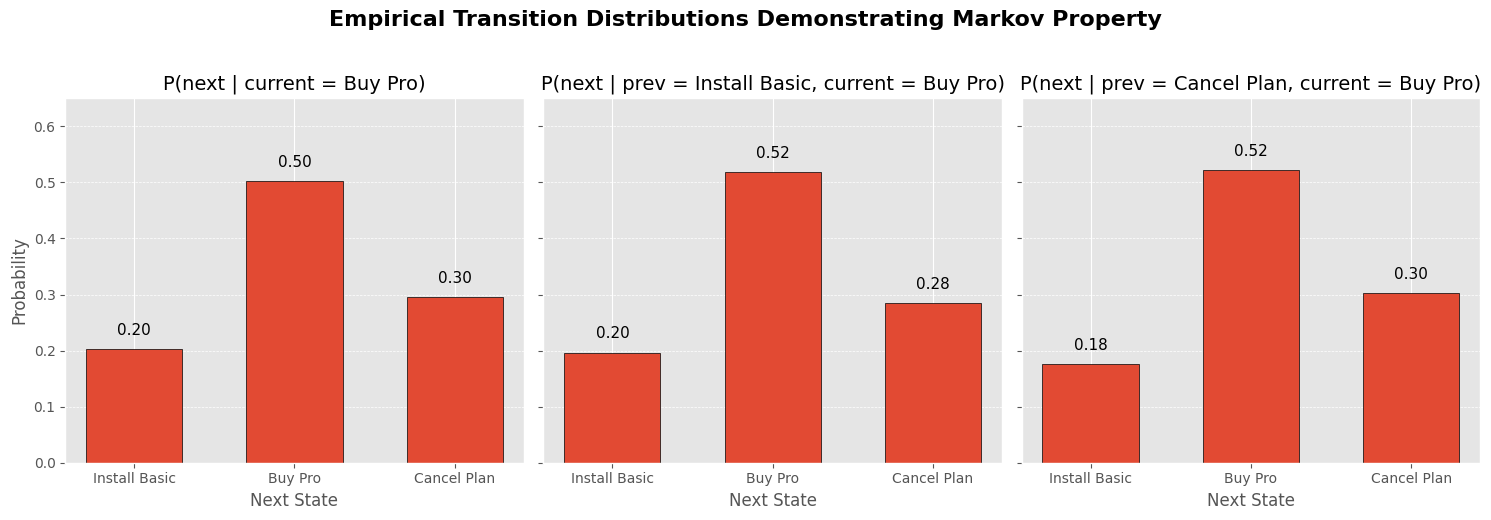
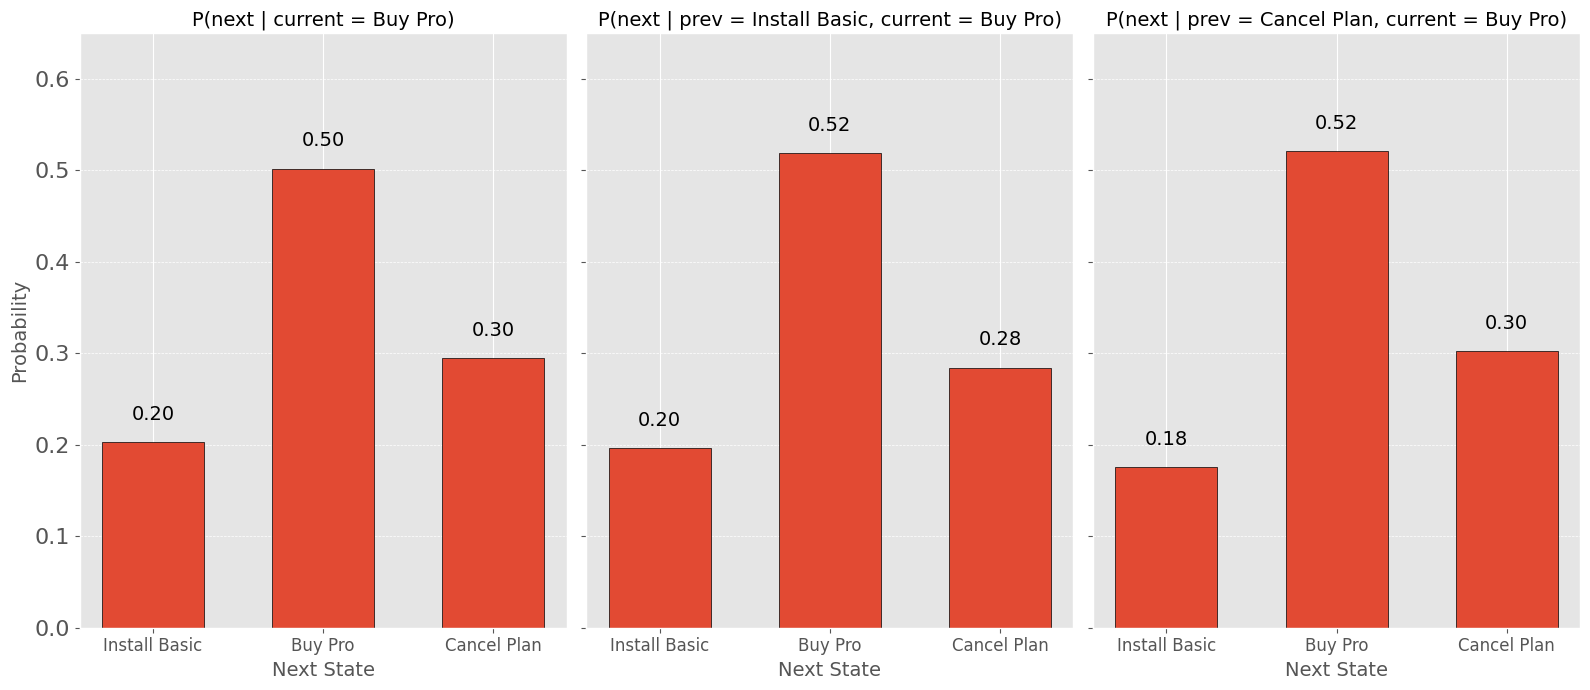
The change to this notebook cell's code, shown as a diff; its figure went from the first image to the second:
--- before
+++ after
@@ -44,11 +44,14 @@
 
 # Plot side by side
-fig, axes = plt.subplots(1, 3, figsize=(15, 5), sharey=True)
-fig.suptitle('Empirical Transition Distributions Demonstrating Markov Property', fontsize=16, weight='bold', y=1.03)
+fig, axes = plt.subplots(1, 3, figsize=(16, 7), sharey=True)
+plt.rcParams.update({
+    "ytick.labelsize": 16,
+    "xtick.labelsize": 16
+})
 
 for ax, title, dist in zip(axes, titles, dists):
     bars = ax.bar(states, dist, edgecolor='black', width=0.6)
     ax.set_title(title, fontsize=14)
-    ax.set_xlabel('Next State', fontsize=12)
+    ax.set_xlabel('Next State', fontsize=14)
     ax.set_ylim(0, 0.65)
     ax.grid(axis='y', linestyle='--', linewidth=0.5)
@@ -56,7 +59,8 @@
         height = bar.get_height()
         ax.text(bar.get_x() + bar.get_width()/2, height + 0.02,
-                f'{height:.2f}', ha='center', va='bottom', fontsize=11)
-axes[0].set_ylabel('Probability', fontsize=12)
+                f'{height:.2f}', ha='center', va='bottom', fontsize=14)
+axes[0].set_ylabel('Probability', fontsize=14)
 
 plt.tight_layout()
+plt.savefig('markov_plot.png', dpi=300, bbox_inches='tight')  # Saves high-resolution image
 plt.show()

Commit: fix chapter 2 font sizes